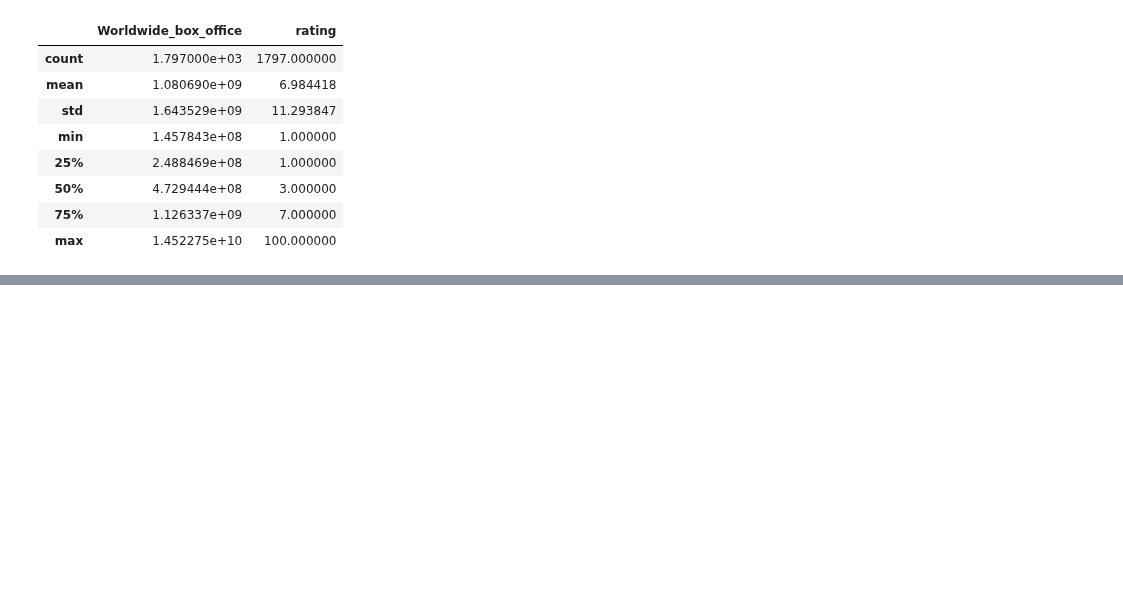
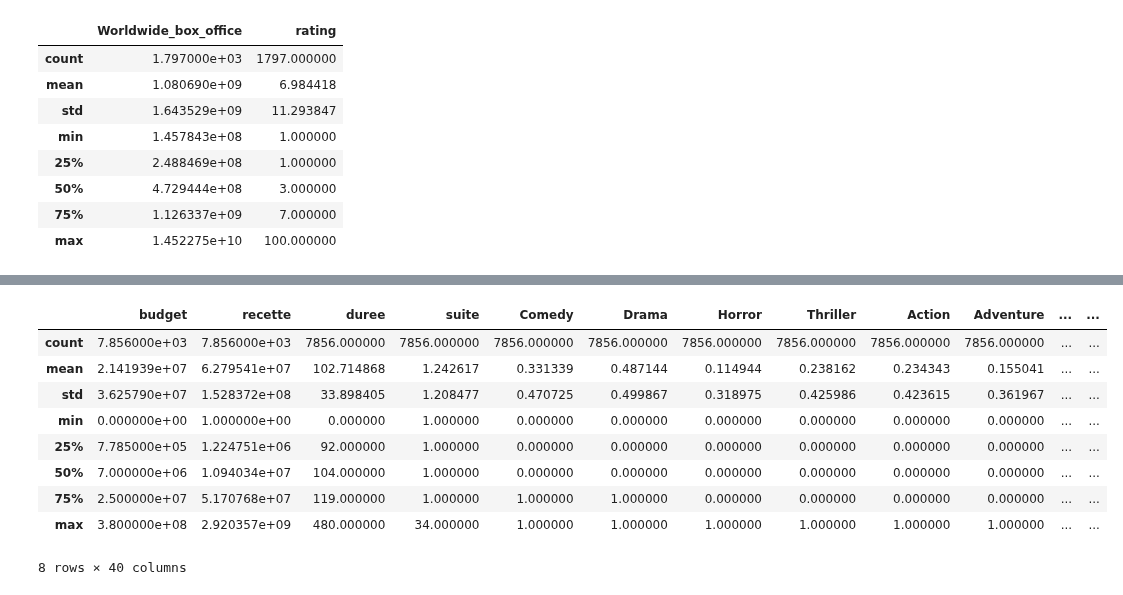
Before and after one commit to Keracles/MovieHype, a Jupyter notebook: review/data_preparation_v2.ipynb, the cells around one changed output, grey strips where cells are left out. Saved outputs shown, nothing was run; the diff lists cells and outputs as text; code cells hidden in the pictures; blank space fills up the shorter version.

```diff
--- a/review/data_preparation_v2.ipynb
+++ b/review/data_preparation_v2.ipynb
@@ -162,7 +165,8 @@ def str_to_list(df, key):
 
     return df_new
 # %%
-df = str_to_list(df,list_keys)
+#df = str_to_list(df,list_keys)
+df_outliers = str_to_list(df_outliers,list_keys)
 # %%
 from difflib import SequenceMatcher
 # %%
@@ -195,5 +199,6 @@ def calcul_scores_casting(row):
     row['casting_score_max'] = liste_score_sorted[len(liste_score_sorted)-1]
     return row
 
-df_test = df.apply(calcul_scores_casting, axis = 1)
-df_test.head()
+#df_test = df.apply(calcul_scores_casting, axis = 1)
+#df_test.head()
+df_outliers_score_v1 = df_outliers.apply(calcul_scores_casting, axis = 1)
@@ -230,5 +227,6 @@ def calcul_scores_realisateur(row):
     row['director_score_max'] = liste_score_sorted[len(liste_score_sorted)-1]
     return row
 # %%
-df_test2 = df_test.apply(calcul_scores_realisateur, axis = 1)
-df_test2.head()
+#df_test2 = df_test.apply(calcul_scores_realisateur, axis = 1)
+#df_test2.head()
+df_outliers_score_v2 = df_outliers_score_v1.apply(calcul_scores_realisateur, axis = 1)
@@ -265,5 +255,6 @@ def calcul_scores_compagnies(row):
     row['compagnies_score_max'] = liste_score_sorted[len(liste_score_sorted)-1]
     return row
 # %%
-df_test3 = df_test2.apply(calcul_scores_compagnies, axis = 1)
-df_test3.head()
+#df_test3 = df_test2.apply(calcul_scores_compagnies, axis = 1)
+#df_test3.head()
+df_outliers_score_v3 = df_outliers_score_v2.apply(calcul_scores_compagnies, axis = 1)
@@ -279,0 +264,13 @@ df_test3.to_csv('../data/dataset_new_score_v3.csv')
+# %%
+df_outliers_score_v3.describe()
+# %% [output]
+|  | budget | recette | duree | suite | Comedy | Drama | Horror | Thriller | Action | Adventure | ... | ... |
+| count | 7.856000e+03 | 7.856000e+03 | 7856.000000 | 7856.000000 | 7856.000000 | 7856.000000 | 7856.000000 | 7856.000000 | 7856.000000 | 7856.000000 | ... | ... |
+| mean | 2.141939e+07 | 6.279541e+07 | 102.714868 | 1.242617 | 0.331339 | 0.487144 | 0.114944 | 0.238162 | 0.234343 | 0.155041 | ... | ... |
+| std | 3.625790e+07 | 1.528372e+08 | 33.898405 | 1.208477 | 0.470725 | 0.499867 | 0.318975 | 0.425986 | 0.423615 | 0.361967 | ... | ... |
+| min | 0.000000e+00 | 1.000000e+00 | 0.000000 | 1.000000 | 0.000000 | 0.000000 | 0.000000 | 0.000000 | 0.000000 | 0.000000 | ... | ... |
+| 25% | 7.785000e+05 | 1.224751e+06 | 92.000000 | 1.000000 | 0.000000 | 0.000000 | 0.000000 | 0.000000 | 0.000000 | 0.000000 | ... | ... |
+| 50% | 7.000000e+06 | 1.094034e+07 | 104.000000 | 1.000000 | 0.000000 | 0.000000 | 0.000000 | 0.000000 | 0.000000 | 0.000000 | ... | ... |
+| 75% | 2.500000e+07 | 5.170768e+07 | 119.000000 | 1.000000 | 1.000000 | 1.000000 | 0.000000 | 0.000000 | 0.000000 | 0.000000 | ... | ... |
+| max | 3.800000e+08 | 2.920357e+09 | 480.000000 | 34.000000 | 1.000000 | 1.000000 | 1.000000 | 1.000000 | 1.000000 | 1.000000 | ... | ... |
+8 rows × 40 columns
```
Also changed, not shown: parts of 17 cells of this notebook, 6 other files.
